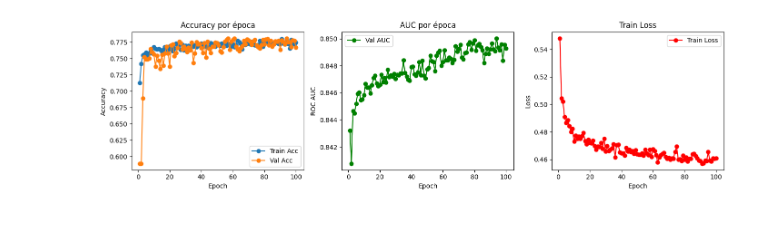
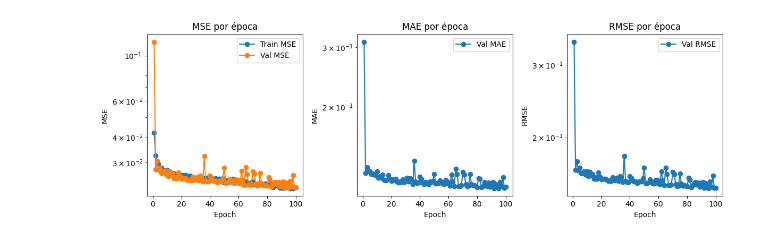
Before and after one commit to JuanDDiosRojas/PhD, a Jupyter notebook: Lenstronomy/Classificator.ipynb, the cells around one changed output. Drawn from its saved outputs; the diff is of its cells as text; code cells hidden in the pictures.

```diff
--- a/Lenstronomy/Classificator.ipynb
+++ b/Lenstronomy/Classificator.ipynb
@@ -688,35 +870,27 @@ Entrenando en: cuda
 # %%
-epochs_range = range(1, epochs + 1)
+import matplotlib.pyplot as plt
+import numpy as np
 
-plt.figure(figsize=(14, 4))
+epochs_range = np.arange(1, len(train_loss_hist)+1)
 
-# Accuracy
-plt.subplot(1, 3, 1)
-plt.plot(epochs_range, train_accuracies, label='Train Acc', marker='o')
-plt.plot(epochs_range, val_accuracies, label='Val Acc', marker='o')
-plt.xlabel("Epoch")
-plt.ylabel("Accuracy")
-plt.title("Accuracy por época")
-plt.legend()
+plt.figure(figsize=(12,4))
+plt.subplot(1,3,1)
+plt.plot(epochs_range, train_loss_hist, label='Train MSE', marker='o')
+plt.plot(epochs_range, val_loss_hist,   label='Val MSE',   marker='o')
+plt.yscale("log")
+plt.xlabel("Epoch"); plt.ylabel("MSE"); plt.title("MSE por época"); plt.legend()
 
-# AUC
-plt.subplot(1, 3, 2)
-plt.plot(epochs_range, val_aucs, label='Val AUC', marker='o', color='green')
-plt.xlabel("Epoch")
-plt.ylabel("ROC AUC")
-plt.title("AUC por época")
-plt.legend()
+plt.subplot(1,3,2)
+plt.plot(epochs_range, val_mae_hist,  label='Val MAE',  marker='o')
+plt.yscale("log")
+plt.xlabel("Epoch"); plt.ylabel("MAE"); plt.title("MAE por época"); plt.legend()
 
-# Loss
-plt.subplot(1, 3, 3)
-plt.plot(epochs_range, train_losses, label='Train Loss', marker='o', color='red')
-plt.xlabel("Epoch")
-plt.ylabel("Loss")
-plt.title("Train Loss")
-plt.legend()
+plt.subplot(1,3,3)
+plt.plot(epochs_range, val_rmse_hist, label='Val RMSE', marker='o')
+plt.yscale("log")
+plt.xlabel("Epoch"); plt.ylabel("RMSE"); plt.title("RMSE por época"); plt.legend()
 
-plt.tight_layout()
-plt.show()
+plt.tight_layout(); plt.show()
 # %% [output]
-[figure, old version]
+[figure, new version]
 # %%
```
Also changed, not shown: parts of 12 cells of this notebook, 3 other files.
